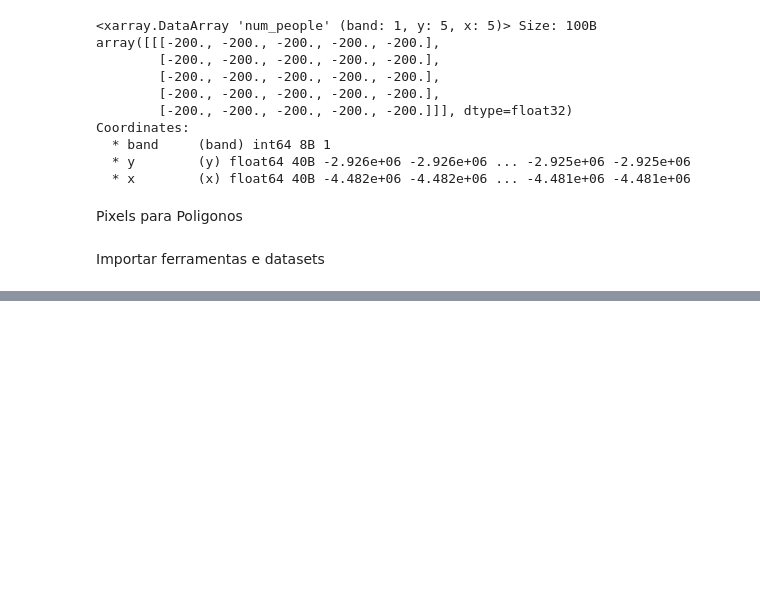
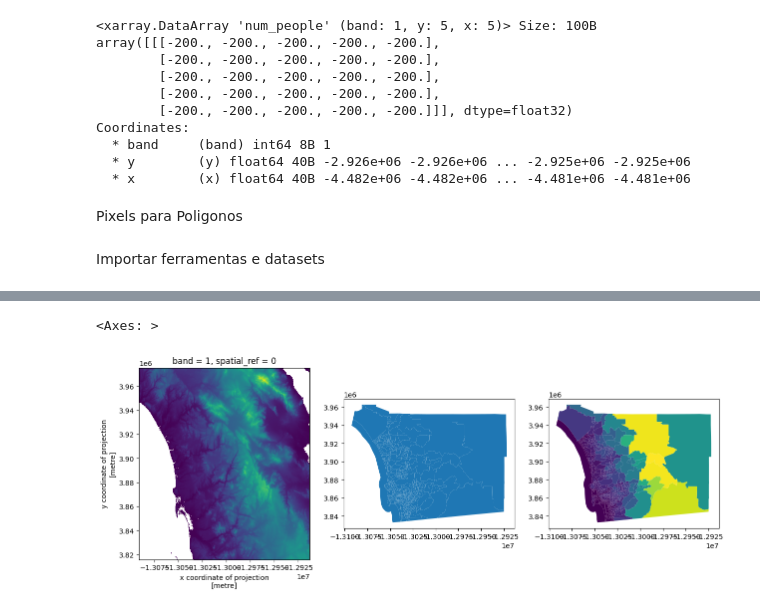
Before and after one commit to henrqueDev/Geographic-Data-Science-with-Python-Scripts, a Jupyter notebook: spatial_data.ipynb, the cells around one changed output, grey strips where cells are left out. Drawn from its saved outputs; the diff is of its cells as text; code cells hidden in the pictures; blank space fills up the shorter version.

```diff
--- a/spatial_data.ipynb
+++ b/spatial_data.ipynb
@@ -422,0 +555,11 @@ Importar ferramentas e datasets
+# %%
+from rasterstats import zonal_stats
+
+elevations2 = zonal_stats(
+    sd_tracts.to_crs(dem.rio.crs),  # Geotable with zones
+    "data/nasadem_gee.tif",  # Path to surface file
+)
+
+elevations2 = pd.DataFrame(elevations2)
+
+elevations2.head()
@@ -422,0 +573,28 @@ Importar ferramentas e datasets
+# %%
+# Set up figure
+f, axs = plt.subplots(1, 3, figsize=(15, 5))
+
+# Plot elevation surface
+dem.where(  # Keep only pixels above sea level
+    dem
+    > 0
+    # Reproject to CRS of tracts
+).rio.reproject(
+    sd_tracts.crs
+    # Render surface
+).plot.imshow(
+    ax=axs[0], add_colorbar=False
+)
+
+# Plot tract geography
+sd_tracts.plot(ax=axs[1])
+
+# Plot elevation on tract geography
+sd_tracts.assign(  # Append elevation values to tracts
+    elevation=elevations2["mean"]
+).plot(  # Plot elevation choropleth
+    "elevation", ax=axs[2]
+)
+# %% [output]
+<Axes: >
+[figure, added]
```
Also changed, not shown: parts of 10 cells of this notebook, 5 other files.
